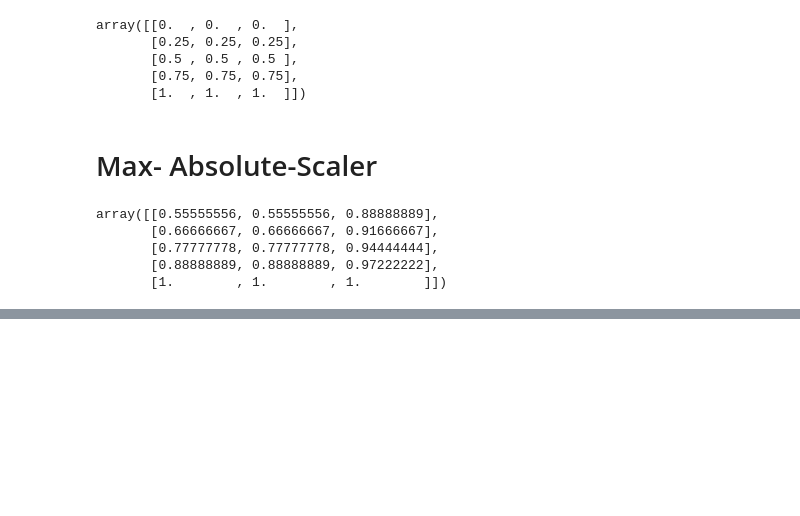
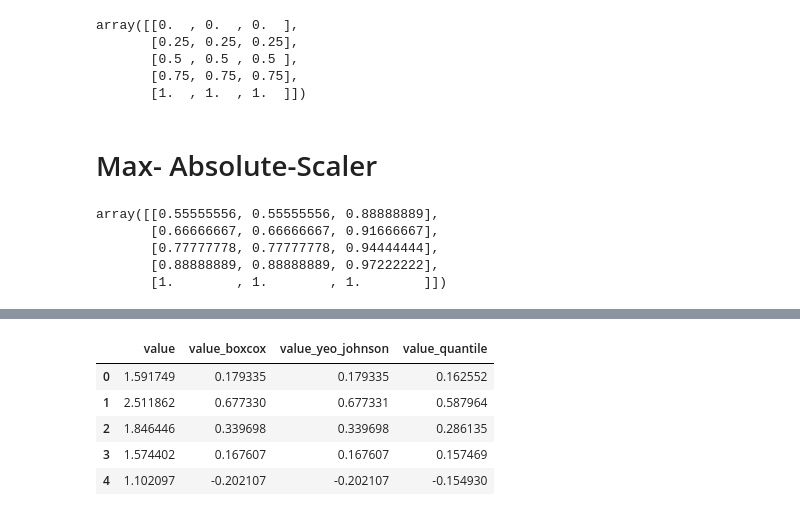
Before and after one commit to iamhafizmadnan/machine_learning, a Jupyter notebook: ML/05_Scalling.ipynb, the cells around one changed output, grey strips where cells are left out. Drawn from its saved outputs; the diff is of its cells as text; code cells hidden in the pictures; blank space fills up the shorter version.

```diff
--- a/ML/05_Scalling.ipynb
+++ b/ML/05_Scalling.ipynb
@@ -70,0 +112,9 @@ array([[0.55555556, 0.55555556, 0.88888889],
+# %%
+df.head()
+# %% [output]
+|  | value | value_boxcox | value_yeo_johnson | value_quantile |
+| 0 | 1.591749 | 0.179335 | 0.179335 | 0.162552 |
+| 1 | 2.511862 | 0.677330 | 0.677331 | 0.587964 |
+| 2 | 1.846446 | 0.339698 | 0.339698 | 0.286135 |
+| 3 | 1.574402 | 0.167607 | 0.167607 | 0.157469 |
+| 4 | 1.102097 | -0.202107 | -0.202107 | -0.154930 |
```
Also changed, not shown: parts of 10 cells of this notebook.
